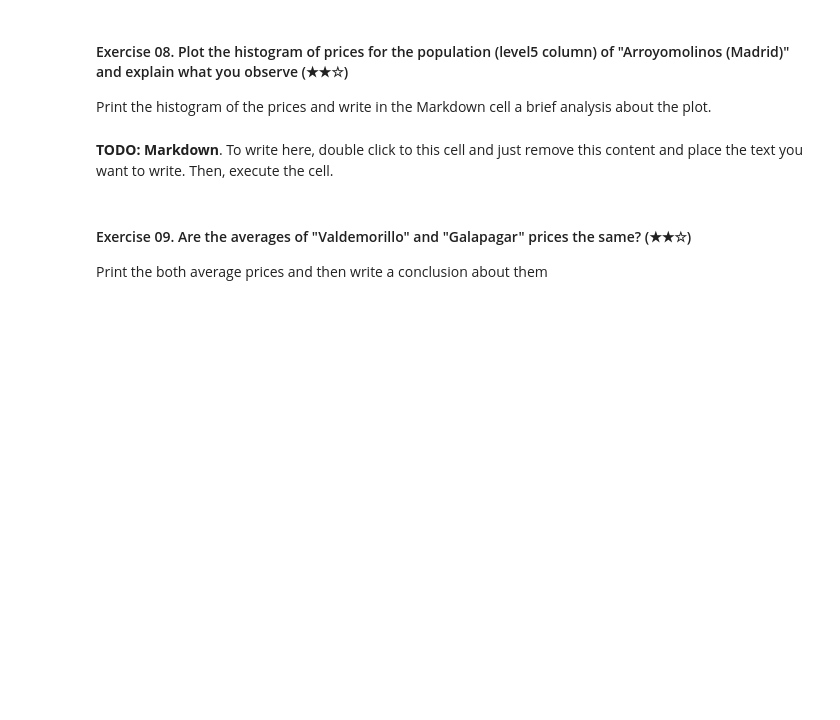
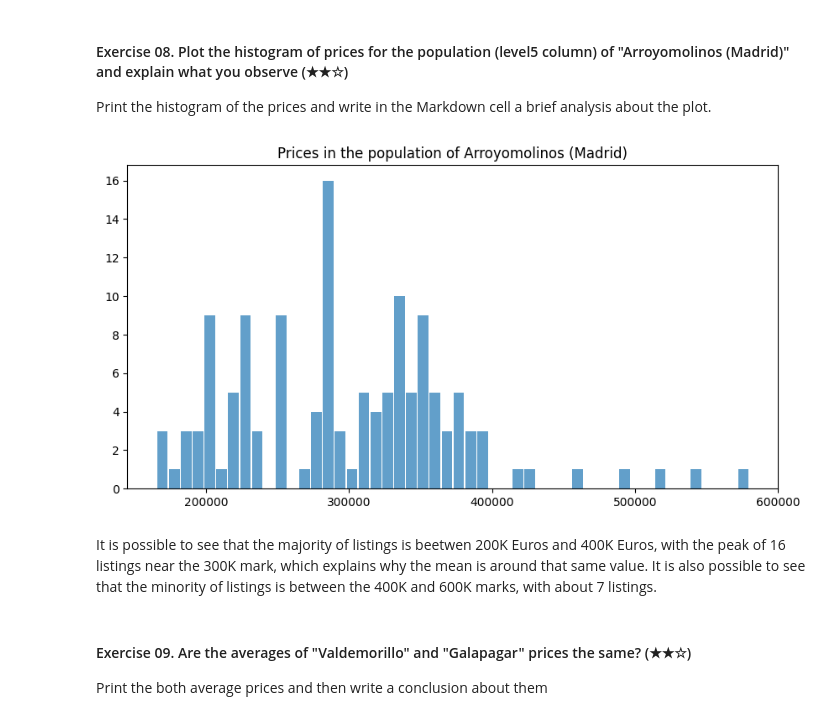
Before and after one commit to allankruger/realestate-datacleanup-exercise, a Jupyter notebook: project.ipynb, the cells around one changed output. Cells and saved outputs as stored; diff of their text form; code cells hidden in the pictures; blank space fills up the shorter version.

Commit message:
finish exercise 08 - add matplotlib import - generate the histogram and analysis for exercise 8

```diff
--- a/project.ipynb
+++ b/project.ipynb
@@ -132,9 +133,16 @@ The mean of prices in Arroyomolinos is 298905.18 Euros
 
 Print the histogram of the prices and write in the Markdown cell a brief analysis about the plot.
 # %%
-# TODO: Code
+arroyomolinos_prices = arroyomolinos['price']
+plt.figure(figsize = (10 ,5))
+plt.hist(arroyomolinos_prices, bins = 50, alpha = 0.7, rwidth=.9)
+plt.title("Prices in the population of Arroyomolinos (Madrid)")
+plt.show()
+# %% [output]
+[figure, added]
 # %% [markdown]
-**TODO: Markdown**. To write here, double click to this cell and just remove this content and place the text you want to write. Then, execute the cell.
+It is possible to see that the majority of listings is beetwen 200K Euros and 400K Euros, with the peak of 16 listings near the 300K mark, which explains why the mean is around that same value.
+It is also possible to see that the minority of listings is between the 400K and 600K marks, with about 7 listings.
 # %% [markdown]
 #### Exercise 09. Are the averages of "Valdemorillo" and "Galapagar" prices the same? (★★☆)
 
```
Also changed, not shown: parts of 2 cells of this notebook.
